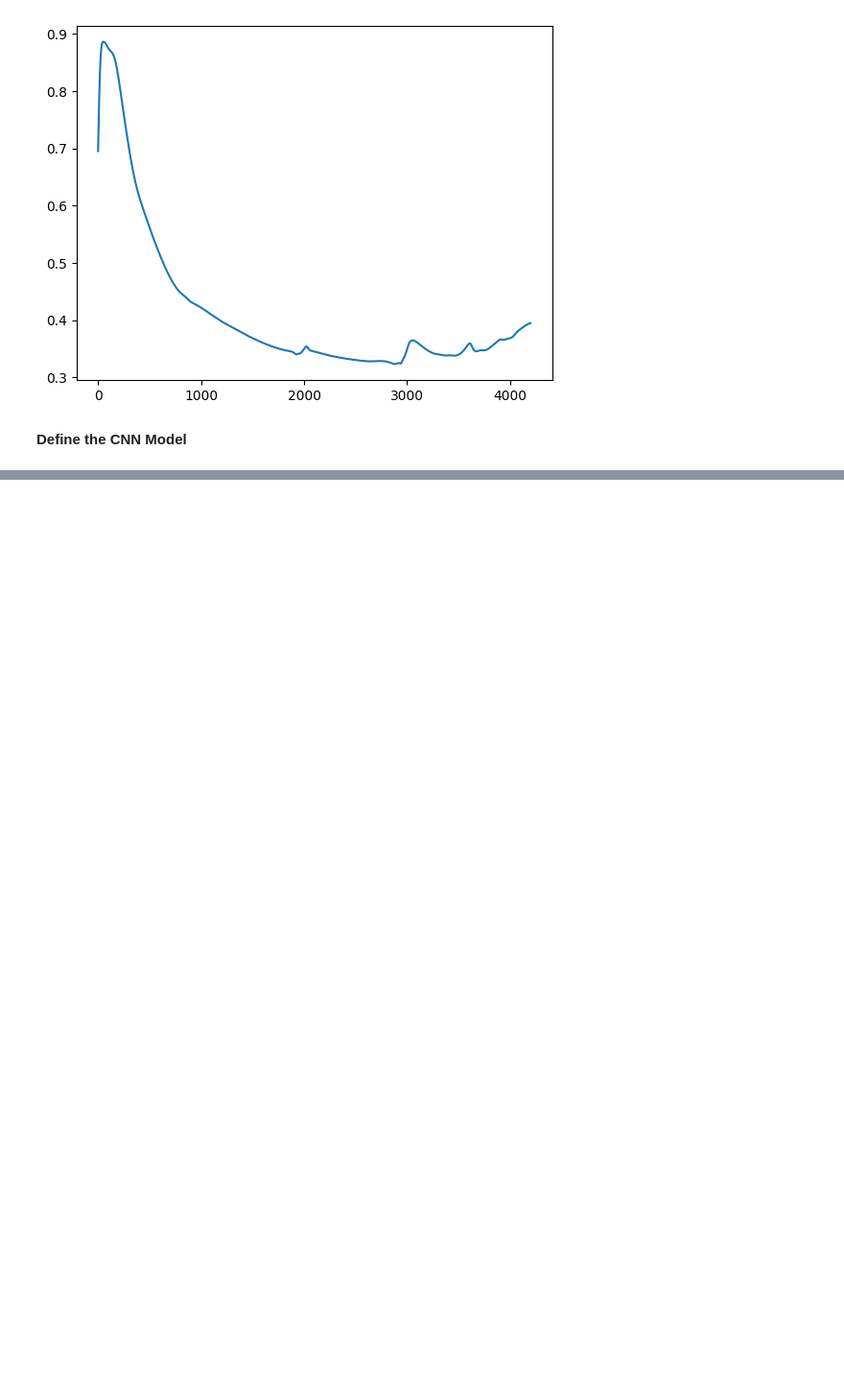
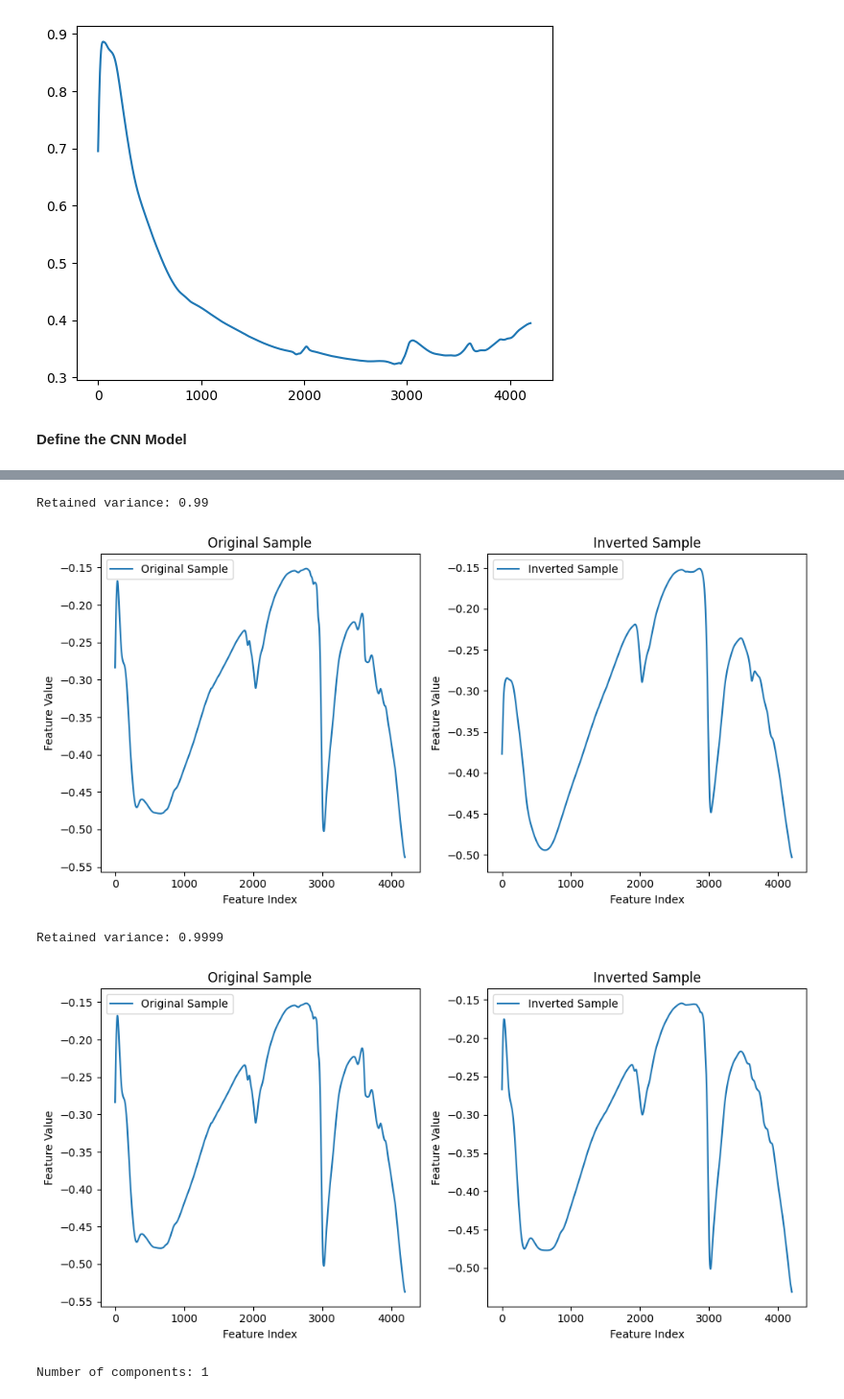
Before and after one commit to Hurri301/Advanced-Computational-Techniques-for-Big-Imaging-and-Signal-Data, a Jupyter notebook: lucas_Dataset.ipynb, the cells around one changed output, grey strips where cells are left out. Shown at 96% size. Drawn from its saved outputs; the diff is of its cells as text; code cells hidden in the pictures; blank space fills up the shorter version.

```diff
--- a/lucas_Dataset.ipynb
+++ b/lucas_Dataset.ipynb
@@ -191,0 +258,61 @@ Validation Loss: 4195.1645
+# %%
+import matplotlib.pyplot as plt
+from sklearn.decomposition import PCA
+
+# Function to perform PCA and plot original vs inverted samples
+def perform_pca_and_plot(X, variance):
+    # Compute PCA
+    pca = PCA(n_components=variance)
+    X_pca = pca.fit_transform(X)
+
+    # Invert PCA transformation
+    X_inverse = pca.inverse_transform(X_pca)
+
+    # Plot original and inverted samples
+    plt.figure(figsize=(10, 5))
+
+    plt.subplot(1, 2, 1)
+    plt.plot(X[0, :], label='Original Sample')
+    plt.title('Original Sample')
+    plt.xlabel('Feature Index')
+    plt.ylabel('Feature Value')
+    plt.legend()
+
+    plt.subplot(1, 2, 2)
+    plt.plot(X_inverse[0, :], label='Inverted Sample')
+    plt.title('Inverted Sample')
+    plt.xlabel('Feature Index')
+    plt.ylabel('Feature Value')
+    plt.legend()
+
+    plt.tight_layout()
+    plt.show()
+
+# Load the validation set
+df_val = pd.read_csv('/content/drive/MyDrive/lucas_dataset_val.csv')
+
+# Extract features
+src_prefix = 'spc.'
+input_cols = [col for col in df_val.columns if col.startswith(src_prefix)]
+X = df_val[input_cols].values
+
+# Standardize the data
+X_std = (X - X.mean(axis=0)) / X.std(axis=0)
+
+# Perform PCA with different retained variances
+variances = [0.99, 0.9999]  # Float values for variance
+num_components = [1]  # Integer value for the number of components
+
+for variance in variances:
+    print(f"Retained variance: {variance}")
+    perform_pca_and_plot(X_std, variance)
+
+for n_components in num_components:
+    print(f"Number of components: {n_components}")
+    perform_pca_and_plot(X_std, n_components)
+# %% [output]
+Retained variance: 0.99
+[figure, added]
+Retained variance: 0.9999
+[figure, added]
+Number of components: 1
```
Also changed, not shown: parts of 8 cells of this notebook.
